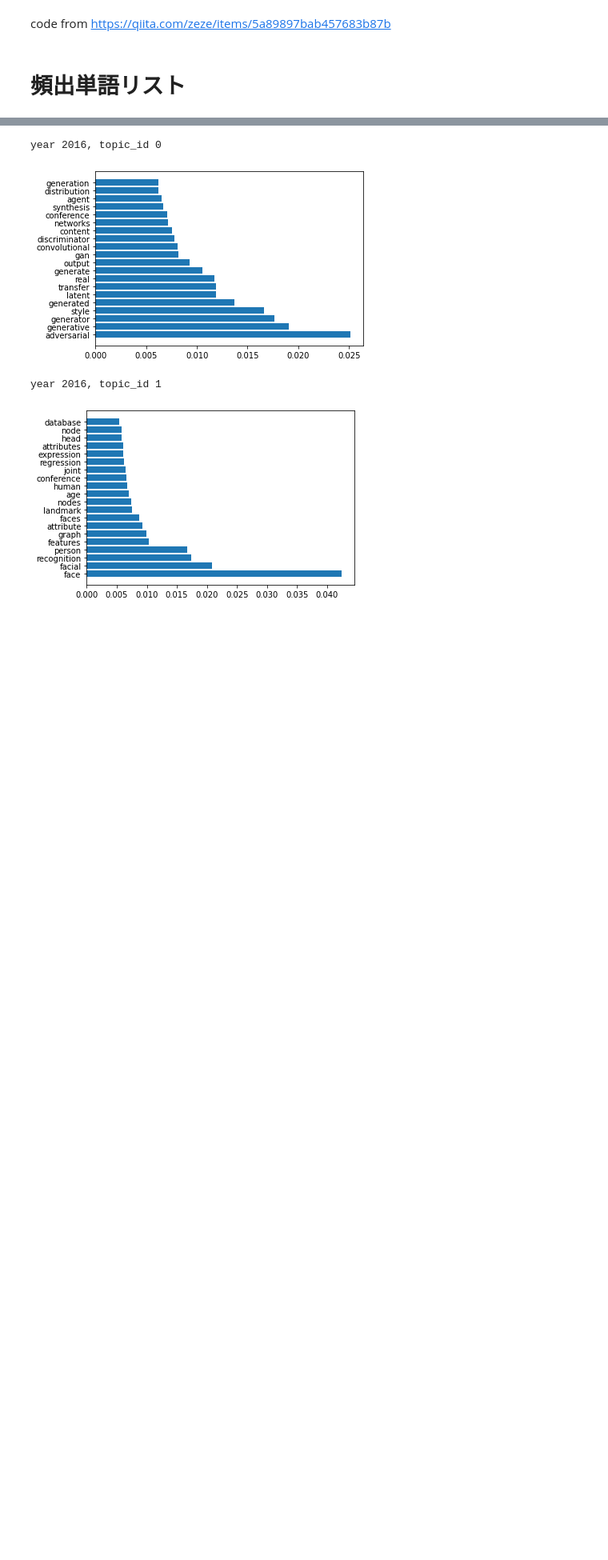
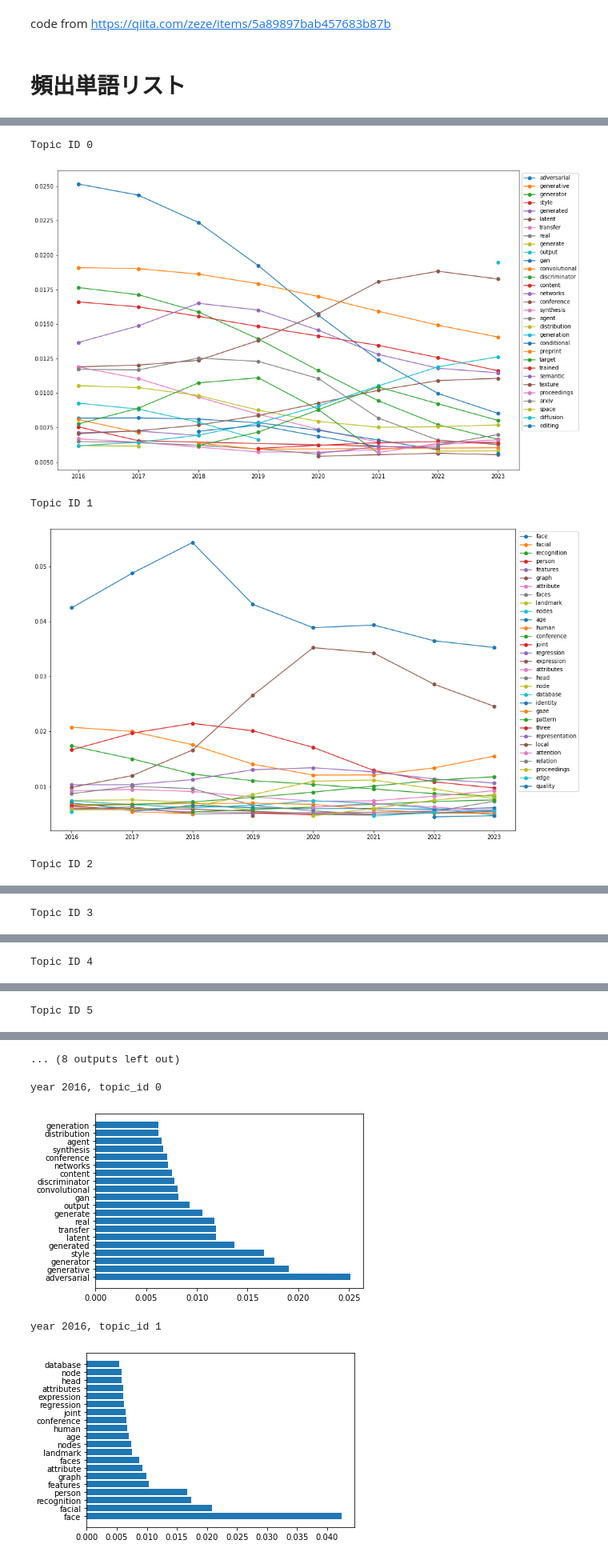
Before and after one commit to xiangze/CSpaperTopicViewer, a Jupyter notebook: cvpr_DTM_result.ipynb, the cells around one changed output, grey strips where cells are left out. Shown at 80% size. Cells and saved outputs as stored; diff of their text form; code cells hidden in the pictures; blank space fills up the shorter version.

```diff
--- a/cvpr_DTM_result.ipynb
+++ b/cvpr_DTM_result.ipynb
@@ -15,3 +17,9 @@ dtm=models.LdaSeqModel.load("cvpr_papers_10.model")
 code from https://qiita.com/zeze/items/5a89897bab457683b87b
 # %% [markdown]
 # 頻出単語リスト
+# %%
+for topic_id, probs in enumerate(dtm.gammas.transpose()):
+    print("topic_id", topic_id, ":", dtm.print_topic(topic_id, time=0))
+
+    for doc_id in probs.argsort()[::-1][:5]:
+        print("\t", probs[doc_id])
@@ -18,6 +44,33 @@ code from https://qiita.com/zeze/items/5a89897bab457683b87b
 # %%
 years=[y for y in range(2016,2023+1)]
-for time,year in enumerate(years):
-    for topic_id in range(0, topic_num):
-        print("year %d, topic_id %d"%(year,topic_id))
-        print(dtm.print_topic(topic_id, time))
+
+for topic_id in range(0, topic_num):
+    vl={}
+    y={}
+    for time,year in enumerate(years):
+        v=dtm.print_topic(topic_id, time)
+        values=[l[1]for l in v]
+        labels=[l[0] for l in v]
+        for index,l in enumerate(labels):
+                #v=[year,values[index]]
+                v=values[index]
+                if(not l in vl.keys()):
+                    vl[l]=[v]
+                    y[l]=[year]
+                else:
+                    vl[l].append(v)
+                    y[l].append(year)
+
+    print("Topic ID %d"%(topic_id))
+
+    plt.figure(figsize=(15,10))
+    for l in vl.keys():
+        plt.plot(y[l],vl[l],label=l,marker="o")
+    plt.legend(loc='upper left', bbox_to_anchor=(1, 1))
+    plt.show()
+# %% [output]
+Topic ID 0
+[figure, added]
+Topic ID 1
+[figure, added]
+Topic ID 2
@@ -23,0 +78 @@ for time,year in enumerate(years):
+Topic ID 3
@@ -23,0 +80 @@ for time,year in enumerate(years):
+Topic ID 4
@@ -23,0 +82 @@ for time,year in enumerate(years):
+Topic ID 5
@@ -24,3 +84,4 @@ for time,year in enumerate(years):
+... (8 outputs left out)
 # %%
 for time,year in enumerate(years):
     for topic_id in range(0, topic_num):
```
Also changed, not shown: parts of 12 cells of this notebook.
